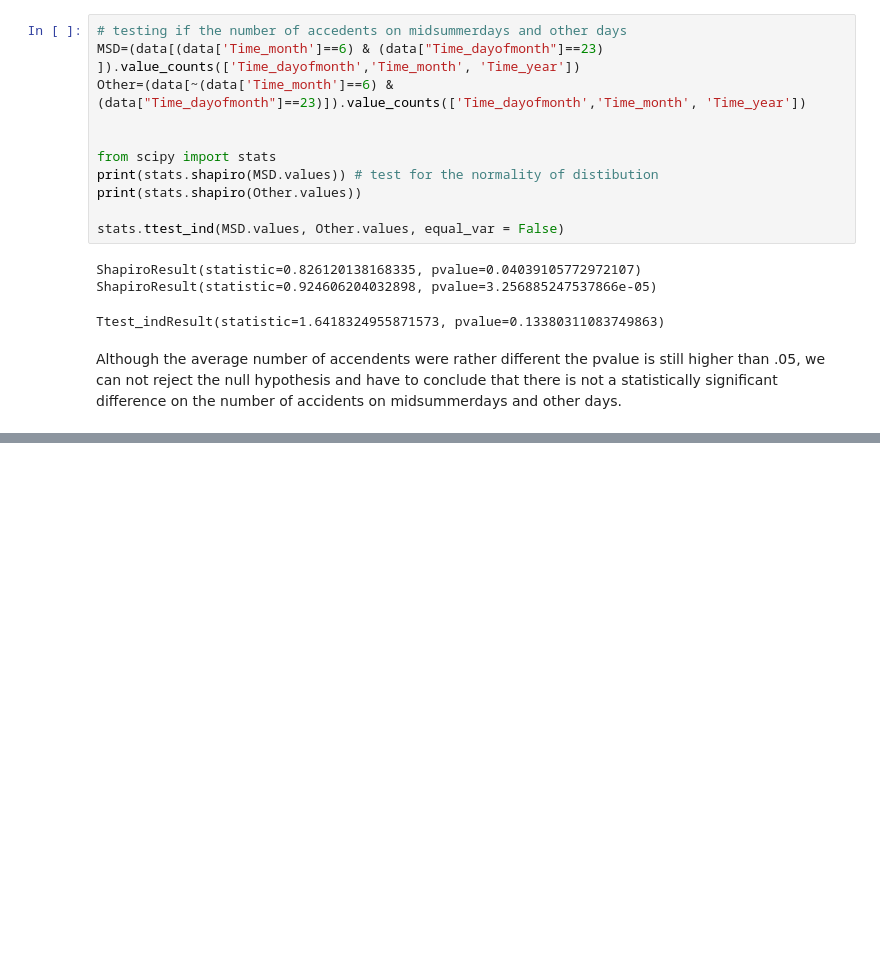
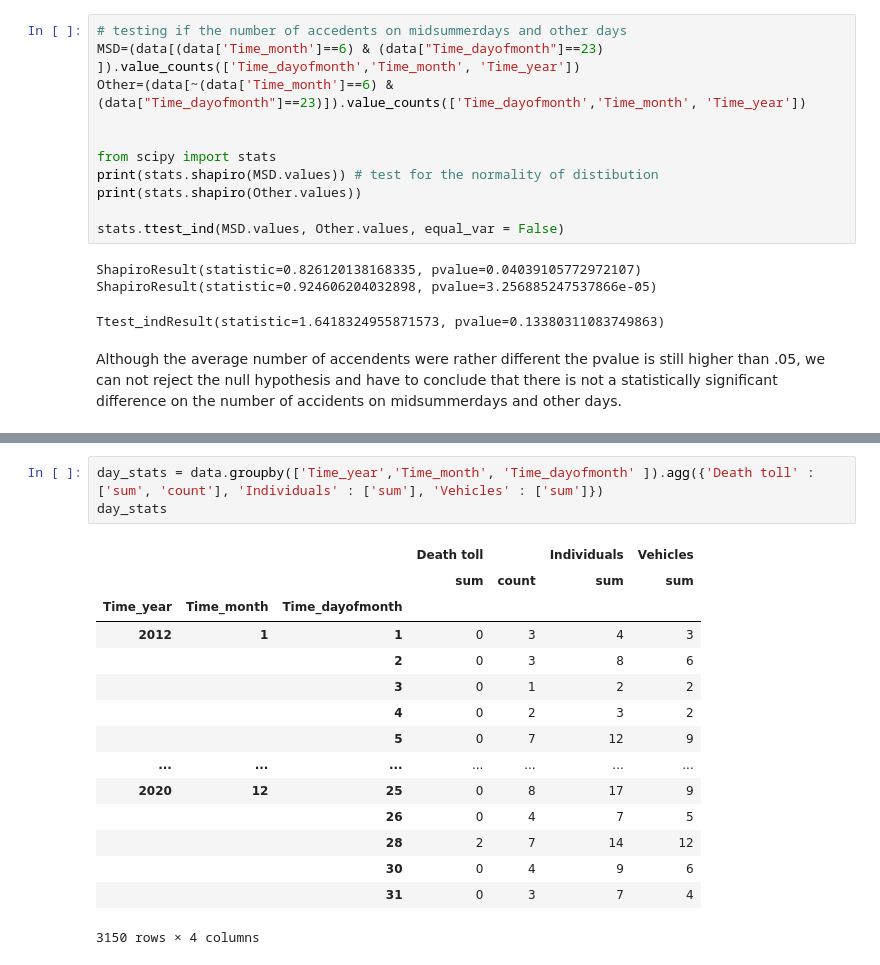
Before and after one commit to kalmerkaurson/IDS-2021-D6, a Jupyter notebook: Project_Goal1.ipynb, the cells around one changed output, grey strips where cells are left out. Saved outputs shown, nothing was run; the diff lists cells and outputs as text; blank space fills up the shorter version.

```diff
--- a/Project_Goal1.ipynb
+++ b/Project_Goal1.ipynb
@@ -173,0 +193,19 @@ Although the average number of accendents were rather different the pvalue is st
+# %%
+day_stats = data.groupby(['Time_year','Time_month', 'Time_dayofmonth' ]).agg({'Death toll' : ['sum', 'count'], 'Individuals' : ['sum'], 'Vehicles' : ['sum']})
+day_stats
+# %% [output]
+|  |  |  | Death toll |  | Individuals | Vehicles |
+|  |  |  | sum | count | sum | sum |
+| Time_year | Time_month | Time_dayofmonth |  |  |  |  |
+| 2012 | 1 | 1 | 0 | 3 | 4 | 3 |
+|  |  | 2 | 0 | 3 | 8 | 6 |
+|  |  | 3 | 0 | 1 | 2 | 2 |
+|  |  | 4 | 0 | 2 | 3 | 2 |
+|  |  | 5 | 0 | 7 | 12 | 9 |
+| ... | ... | ... | ... | ... | ... | ... |
+| 2020 | 12 | 25 | 0 | 8 | 17 | 9 |
+|  |  | 26 | 0 | 4 | 7 | 5 |
+|  |  | 28 | 2 | 7 | 14 | 12 |
+|  |  | 30 | 0 | 4 | 9 | 6 |
+|  |  | 31 | 0 | 3 | 7 | 4 |
+3150 rows × 4 columns
```
Also changed, not shown: parts of 7 cells of this notebook, 1 other file.
